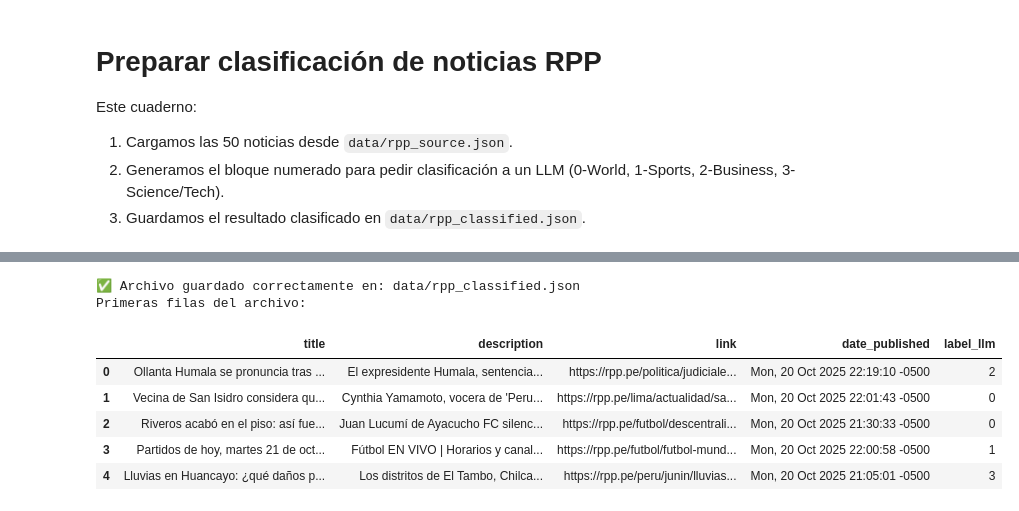
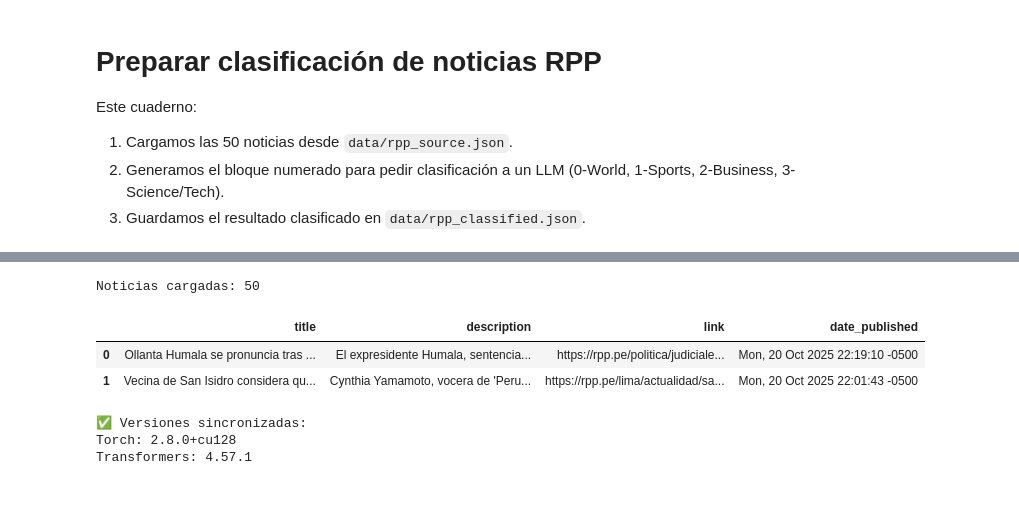
Before and after one commit to ValLovaton/News_Classification-lab_LovatonValeria_PizarroSebastian, a Jupyter notebook: notebooks/bonus_prepare_rpp.ipynb, the cells around one changed output, grey strips where cells are left out. Saved outputs shown, nothing was run; the diff lists cells and outputs as text; code cells hidden in the pictures.

```diff
--- a/notebooks/bonus_prepare_rpp.ipynb
+++ b/notebooks/bonus_prepare_rpp.ipynb
@@ -42,18 +46,26 @@ drive.mount('/content/drive')
 # %%
 import json, pandas as pd, os
 
-1. Cargar las 50 noticias del RSS
+#1. Cargar las 50 noticias del RSS
 with open('data/rpp_source.json', 'r', encoding='utf-8') as f:
     news = json.load(f)
 df = pd.DataFrame(news)
 print(f'Noticias cargadas: {len(df)}')
 df.head(2)
 # %% [output]
-✅ Archivo guardado correctamente en: data/rpp_classified.json
-Primeras filas del archivo:
+Noticias cargadas: 50
-|  | title | description | link | date_published | label_llm |
-| 0 | Ollanta Humala se pronuncia tras ... | El expresidente Humala, sentencia... | https://rpp.pe/politica/judiciale... | Mon, 20 Oct 2025 22:19:10 -0500 | 2 |
-| 1 | Vecina de San Isidro considera qu... | Cynthia Yamamoto, vocera de 'Peru... | https://rpp.pe/lima/actualidad/sa... | Mon, 20 Oct 2025 22:01:43 -0500 | 0 |
-| 2 | Riveros acabó en el piso: así fue... | Juan Lucumí de Ayacucho FC silenc... | https://rpp.pe/futbol/descentrali... | Mon, 20 Oct 2025 21:30:33 -0500 | 0 |
-| 3 | Partidos de hoy, martes 21 de oct... | Fútbol EN VIVO | Horarios y canal... | https://rpp.pe/futbol/futbol-mund... | Mon, 20 Oct 2025 22:00:58 -0500 | 1 |
-| 4 | Lluvias en Huancayo: ¿qué daños p... | Los distritos de El Tambo, Chilca... | https://rpp.pe/peru/junin/lluvias... | Mon, 20 Oct 2025 21:05:01 -0500 | 3 |
+|  | title | description | link | date_published |
+| 0 | Ollanta Humala se pronuncia tras ... | El expresidente Humala, sentencia... | https://rpp.pe/politica/judiciale... | Mon, 20 Oct 2025 22:19:10 -0500 |
+| 1 | Vecina de San Isidro considera qu... | Cynthia Yamamoto, vocera de 'Peru... | https://rpp.pe/lima/actualidad/sa... | Mon, 20 Oct 2025 22:01:43 -0500 |
+# %%
+# === Reparar conflictos de versiones (seguro en Colab) ===
+!pip install torch==2.8.0 torchvision==0.23.0 torchaudio==2.8.0 -q
+!pip install transformers accelerate -q
+import torch, transformers
+print("✅ Versiones sincronizadas:")
+print("Torch:", torch.__version__)
+print("Transformers:", transformers.__version__)
+# %% [output]
+✅ Versiones sincronizadas:
+Torch: 2.8.0+cu128
+Transformers: 4.57.1
```
Also changed, not shown: parts of 3 cells of this notebook.
